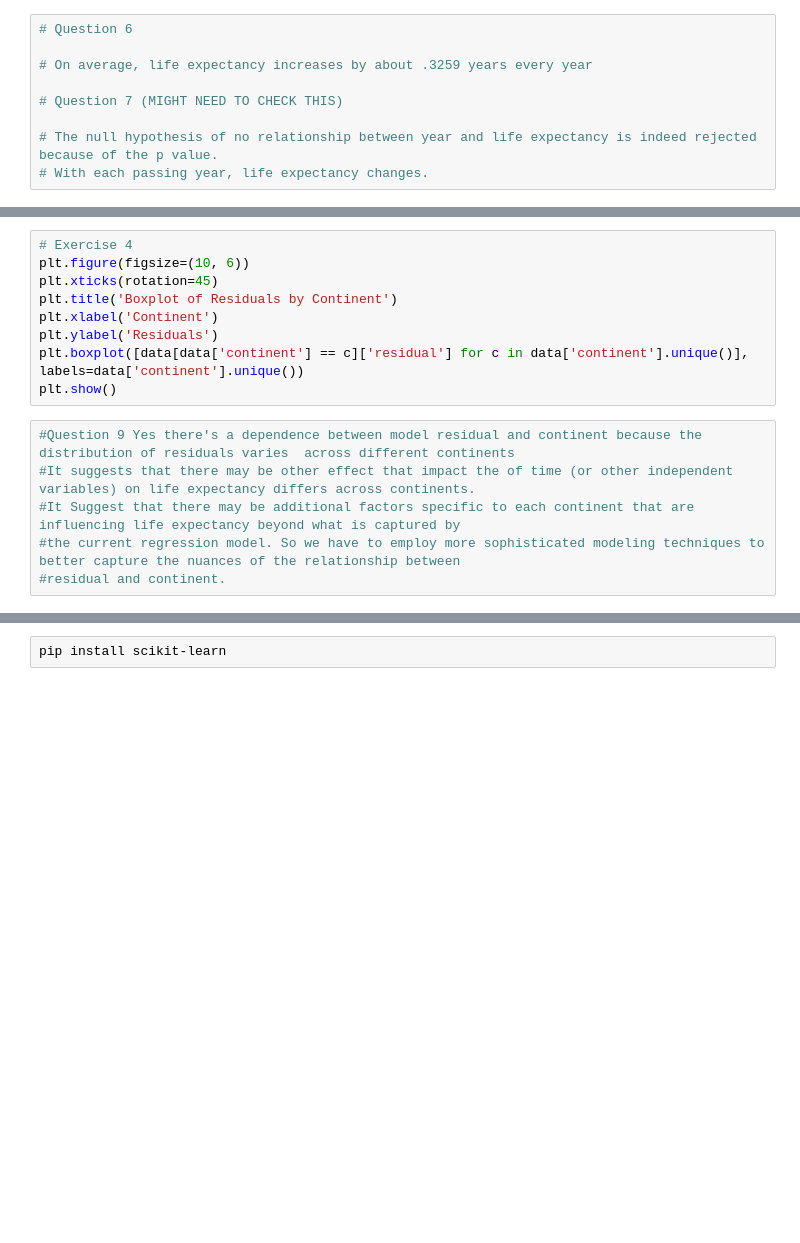
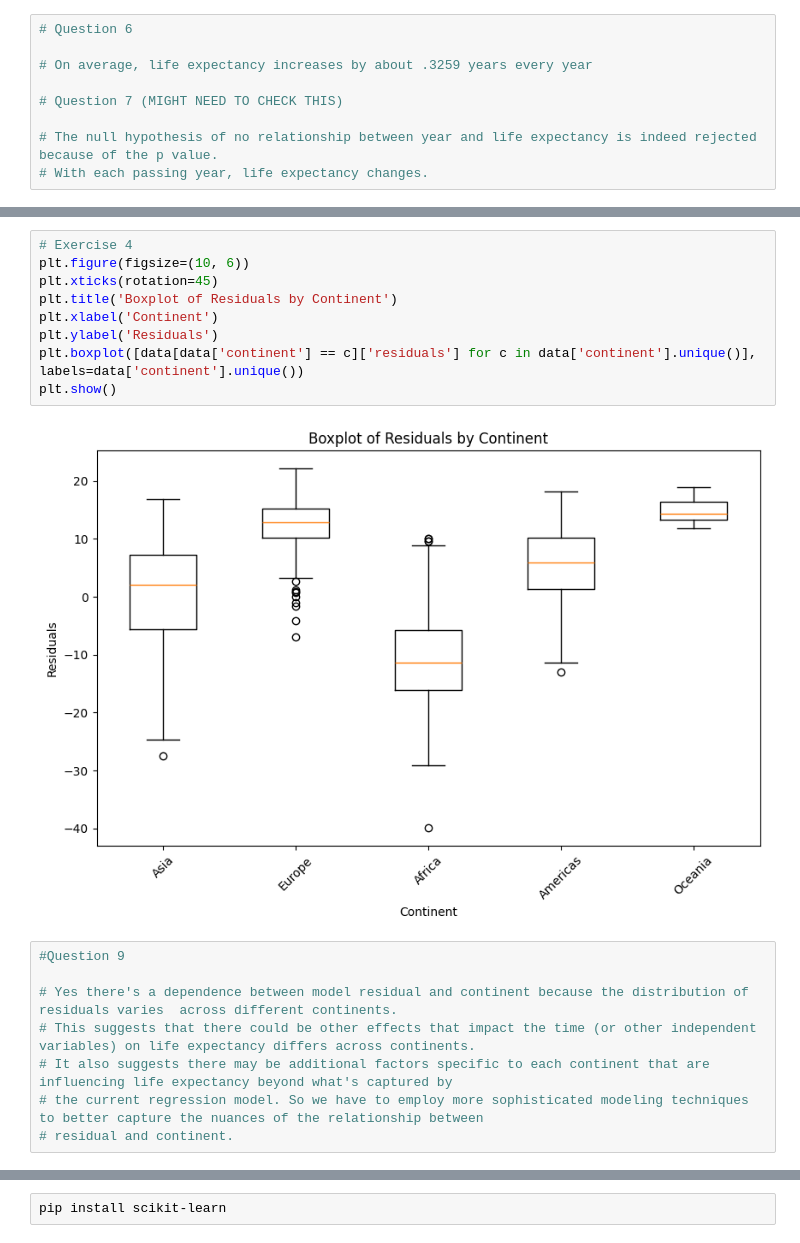
Before and after one commit to JAquaye/cmsc320, a Jupyter notebook: project3/project3.ipynb, the cells around one changed output, grey strips where cells are left out. Cells and saved outputs as stored; diff of their text form; blank space fills up the shorter version.

Commit message:
everything is ok, have to double check some answers

```diff
--- a/project3/project3.ipynb
+++ b/project3/project3.ipynb
@@ -100,16 +140,20 @@ plt.show()
 # %%
 # Exercise 4
 plt.figure(figsize=(10, 6))
 plt.xticks(rotation=45)
 plt.title('Boxplot of Residuals by Continent')
 plt.xlabel('Continent')
 plt.ylabel('Residuals')
-plt.boxplot([data[data['continent'] == c]['residual'] for c in data['continent'].unique()], labels=data['continent'].unique())
+plt.boxplot([data[data['continent'] == c]['residuals'] for c in data['continent'].unique()], labels=data['continent'].unique())
 plt.show()
+# %% [output]
+[figure, added]
 # %%
-#Question 9 Yes there's a dependence between model residual and continent because the distribution of residuals varies  across different continents
-#It suggests that there may be other effect that impact the of time (or other independent variables) on life expectancy differs across continents.
-#It Suggest that there may be additional factors specific to each continent that are influencing life expectancy beyond what is captured by
-#the current regression model. So we have to employ more sophisticated modeling techniques to better capture the nuances of the relationship between
-#residual and continent.
+#Question 9
+
+# Yes there's a dependence between model residual and continent because the distribution of residuals varies  across different continents.
+# This suggests that there could be other effects that impact the time (or other independent variables) on life expectancy differs across continents.
+# It also suggests there may be additional factors specific to each continent that are influencing life expectancy beyond what's captured by
+# the current regression model. So we have to employ more sophisticated modeling techniques to better capture the nuances of the relationship between
+# residual and continent.
 # %%
```
Also changed, not shown: parts of 12 cells of this notebook.
